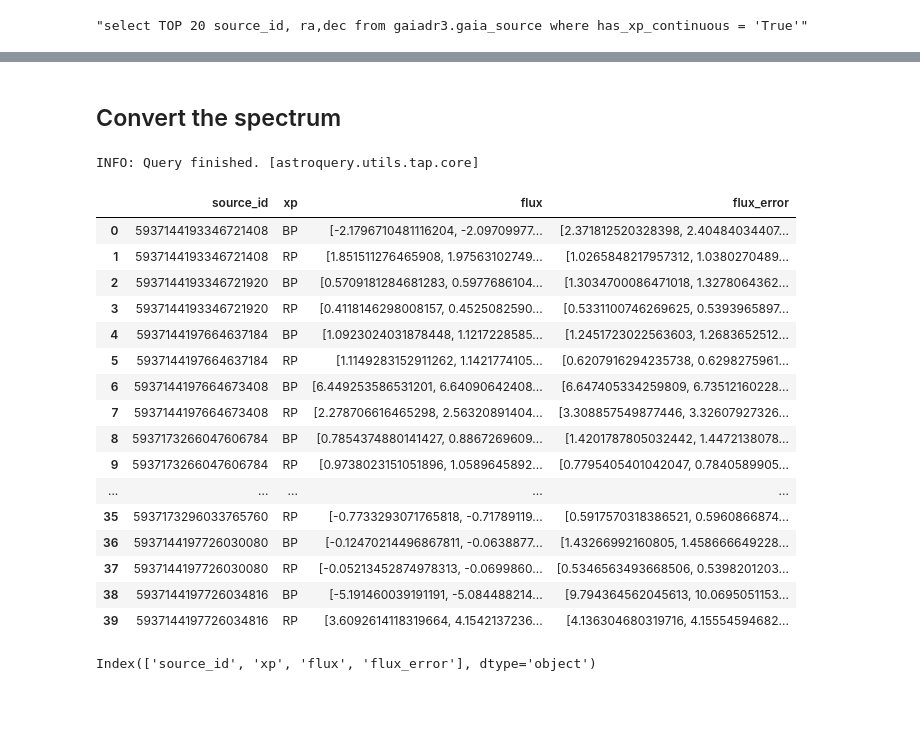
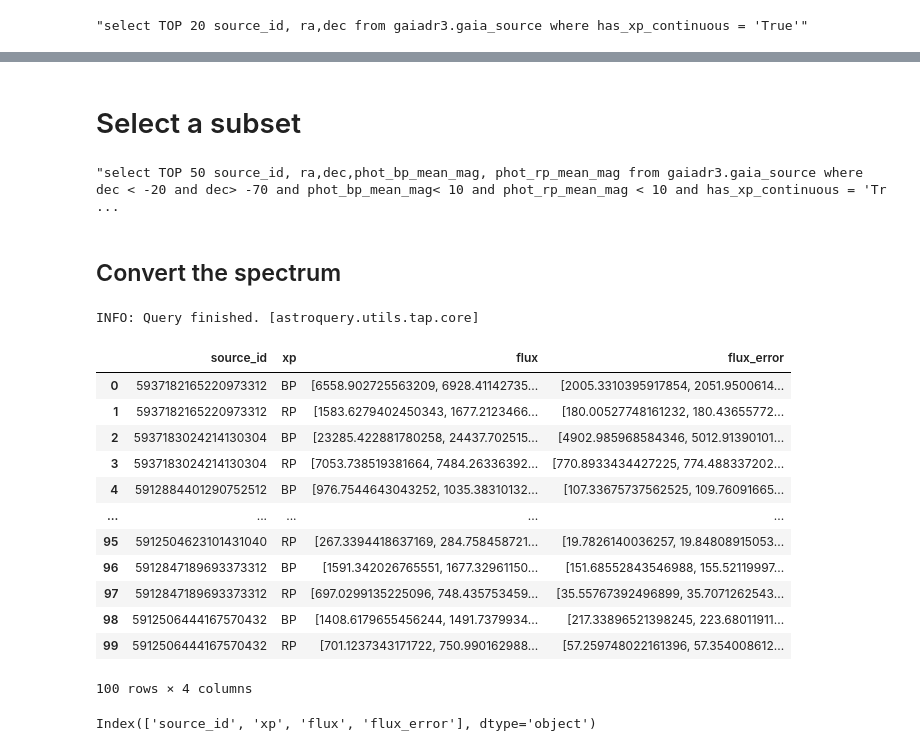
Before and after one commit to sylvielsstfr/MyGaia, a Jupyter notebook: spectra/test_gaiaxpy.ipynb, the cells around one changed output, grey strips where cells are left out. Drawn from its saved outputs; the diff is of its cells as text; code cells hidden in the pictures; blank space fills up the shorter version.

```diff
--- a/spectra/test_gaiaxpy.ipynb
+++ b/spectra/test_gaiaxpy.ipynb
@@ -90,27 +109,30 @@ Table length=20
+# %% [markdown]
+# Select a subset
+# %%
+query_input3 = "select TOP 50 source_id, ra,dec,phot_bp_mean_mag, phot_rp_mean_mag from gaiadr3.gaia_source where dec < -20 and dec> -70 and phot_bp_mean_mag< 10 and phot_rp_mean_mag < 10 and has_xp_continuous = 'True'"
+query_input3
+# %% [output]
+"select TOP 50 source_id, ra,dec,phot_bp_mean_mag, phot_rp_mean_mag from gaiadr3.gaia_source where dec < -20 and dec> -70 and phot_bp_mean_mag< 10 and phot_rp_mean_mag < 10 and has_xp_continuous = 'Tr ...
 # %% [markdown]
 ## Convert the spectrum
 # %%
-converted_spectra, sampling = convert(query_input)
+converted_spectra, sampling = convert(query_input3)
 converted_spectra
 # %% [output]
 INFO: Query finished. [astroquery.utils.tap.core]
 |  | source_id | xp | flux | flux_error |
-| 0 | 5937144193346721408 | BP | [-2.1796710481116204, -2.09709977... | [2.371812520328398, 2.40484034407... |
-| 1 | 5937144193346721408 | RP | [1.851511276465908, 1.97563102749... | [1.0265848217957312, 1.0380270489... |
-| 2 | 5937144193346721920 | BP | [0.5709181284681283, 0.5977686104... | [1.3034700086471018, 1.3278064362... |
-| 3 | 5937144193346721920 | RP | [0.4118146298008157, 0.4525082590... | [0.5331100746269625, 0.5393965897... |
-| 4 | 5937144197664637184 | BP | [1.0923024031878448, 1.1217228585... | [1.2451723022563603, 1.2683652512... |
-| 5 | 5937144197664637184 | RP | [1.1149283152911262, 1.1421774105... | [0.6207916294235738, 0.6298275961... |
-| 6 | 5937144197664673408 | BP | [6.449253586531201, 6.64090642408... | [6.647405334259809, 6.73512160228... |
-| 7 | 5937144197664673408 | RP | [2.278706616465298, 2.56320891404... | [3.308857549877446, 3.32607927326... |
-| 8 | 5937173266047606784 | BP | [0.7854374880141427, 0.8867269609... | [1.4201787805032442, 1.4472138078... |
-| 9 | 5937173266047606784 | RP | [0.9738023151051896, 1.0589645892... | [0.7795405401042047, 0.7840589905... |
+| 0 | 5937182165220973312 | BP | [6558.902725563209, 6928.41142735... | [2005.3310395917854, 2051.9500614... |
+| 1 | 5937182165220973312 | RP | [1583.6279402450343, 1677.2123466... | [180.00527748161232, 180.43655772... |
+| 2 | 5937183024214130304 | BP | [23285.422881780258, 24437.702515... | [4902.985968584346, 5012.91390101... |
+| 3 | 5937183024214130304 | RP | [7053.738519381664, 7484.26336392... | [770.8933434427225, 774.488337202... |
+| 4 | 5912884401290752512 | BP | [976.7544643043252, 1035.38310132... | [107.33675737562525, 109.76091665... |
 | ... | ... | ... | ... | ... |
-| 35 | 5937173296033765760 | RP | [-0.7733293071765818, -0.71789119... | [0.5917570318386521, 0.5960866874... |
-| 36 | 5937144197726030080 | BP | [-0.12470214496867811, -0.0638877... | [1.43266992160805, 1.458666649228... |
-| 37 | 5937144197726030080 | RP | [-0.05213452874978313, -0.0699860... | [0.5346563493668506, 0.5398201203... |
-| 38 | 5937144197726034816 | BP | [-5.191460039191191, -5.084488214... | [9.794364562045613, 10.0695051153... |
-| 39 | 5937144197726034816 | RP | [3.6092614118319664, 4.1542137236... | [4.136304680319716, 4.15554594682... |
+| 95 | 5912504623101431040 | RP | [267.3394418637169, 284.758458721... | [19.7826140036257, 19.84808915053... |
+| 96 | 5912847189693373312 | BP | [1591.342026765551, 1677.32961150... | [151.68552843546988, 155.52119997... |
+| 97 | 5912847189693373312 | RP | [697.0299135225096, 748.435753459... | [35.55767392496899, 35.7071262543... |
+| 98 | 5912506444167570432 | BP | [1408.6179655456244, 1491.7379934... | [217.33896521398245, 223.68011911... |
+| 99 | 5912506444167570432 | RP | [701.1237343171722, 750.990162988... | [57.259748022161396, 57.354008612... |
+100 rows × 4 columns
 # %%
 converted_spectra.columns
 # %% [output]
```
Also changed, not shown: parts of 9 cells of this notebook.
